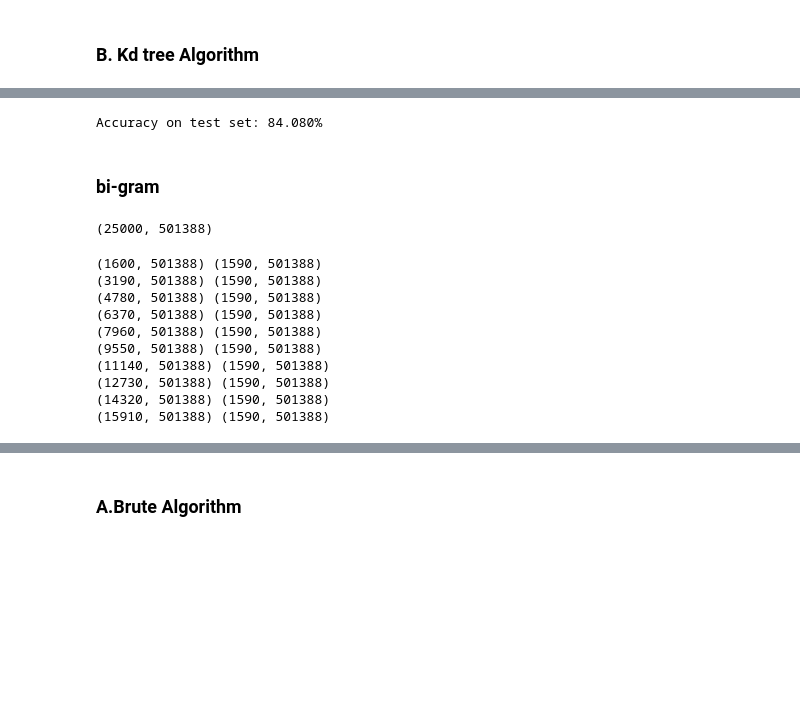
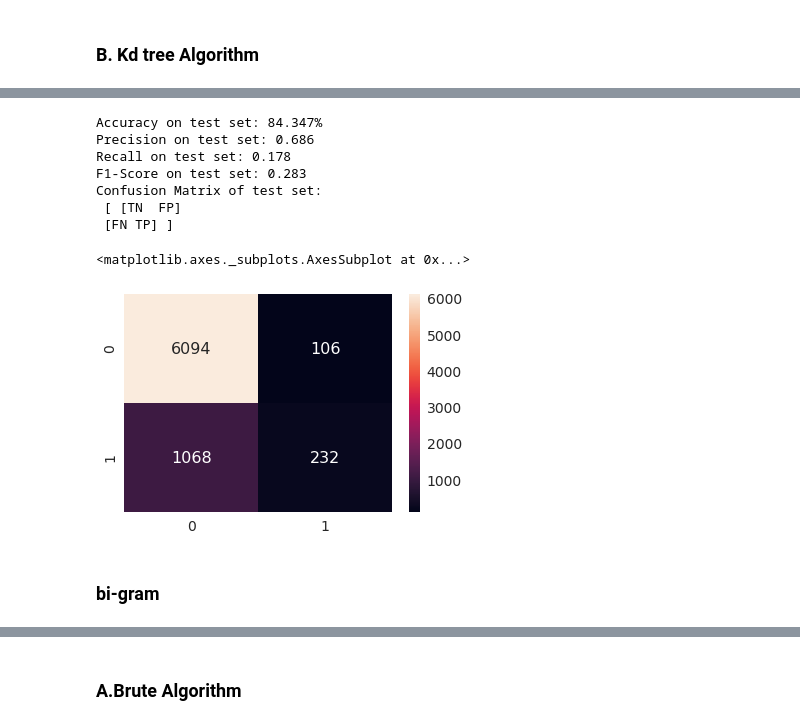
Before and after one commit to gopi3e/Amazon-Food-Reviews-Analysis-and-Modelling, a Jupyter notebook: 2 Amazon Food Reviews - KNN .ipynb, the cells around one changed output, grey strips where cells are left out. Saved outputs shown, nothing was run; the diff lists cells and outputs as text; code cells hidden in the pictures; blank space fills up the shorter version.

```diff
--- a/2 Amazon Food Reviews - KNN .ipynb
+++ b/2 Amazon Food Reviews - KNN .ipynb
@@ -310,7 +329,7 @@ Accuracy on test set: 83.707%
 from sklearn.model_selection import GridSearchCV
 from sklearn.neighbors import KNeighborsClassifier
 
-knn = KNeighborsClassifier(algorithm='kd_tree',n_jobs=-1)
+knn = KNeighborsClassifier(algorithm='kd_tree')
 # neigh = np.arange(1,100,2)
 param_grid = {'n_neighbors':np.arange(1,100,2)} #params we need to try on classifier
 tscv = TimeSeriesSplit(n_splits=10) #For time based splitting
@@ -328,20 +347,27 @@ Best Accuracy: 85.92%
-# %%
-#Testing Accuracy on Test data
-from sklearn.neighbors import KNeighborsClassifier
-
-knn = KNeighborsClassifier(n_neighbors=9,algorithm='kd_tree')
-knn.fit(X_train,y_train)
-score = knn.score(X_test,y_test)
-print("Accuracy on test set: %0.3f%%"%(score*100))
-# %% [output]
-Accuracy on test set: 84.080%
+# %%
+#Testing Accuracy on Test data
+from sklearn.neighbors import KNeighborsClassifier
+
+knn = KNeighborsClassifier(n_neighbors=11,algorithm='kd_tree')
+knn.fit(X_train,y_train)
+y_pred = knn.predict(X_test)
+print("Accuracy on test set: %0.3f%%"%(accuracy_score(y_test, y_pred)*100))
+print("Precision on test set: %0.3f"%(precision_score(y_test, y_pred)))
+print("Recall on test set: %0.3f"%(recall_score(y_test, y_pred)))
+print("F1-Score on test set: %0.3f"%(f1_score(y_test, y_pred)))
+print("Confusion Matrix of test set:\n [ [TN  FP]\n [FN TP] ]\n")
+df_cm = pd.DataFrame(confusion_matrix(y_test, y_pred), range(2),range(2))
+sns.set(font_scale=1.4)#for label size
+sns.heatmap(df_cm, annot=True,annot_kws={"size": 16}, fmt='g')
+# %% [output]
+Accuracy on test set: 84.347%
+Precision on test set: 0.686
+Recall on test set: 0.178
+F1-Score on test set: 0.283
+Confusion Matrix of test set:
+ [ [TN  FP]
+ [FN TP] ]
+<matplotlib.axes._subplots.AxesSubplot at 0x...>
+[figure, added]
 # %% [markdown]
 ### bi-gram
-# %%
-from sklearn.feature_extraction.text import CountVectorizer
-#taking one words and two consecutive words together
-bi_gram = CountVectorizer(ngram_range=(1,2))
-bi_gram_vectors = bi_gram.fit_transform(df_sample['CleanedText'].values)
-bi_gram_vectors.shape
-# %% [output]
-(25000, 501388)
@@ -355,17 +373,0 @@ X_train, X_test, y_train, y_test = train_test_split(bi_gram_vectors_norm,df_samp
-# %%
-from sklearn.model_selection import TimeSeriesSplit
-tscv = TimeSeriesSplit(n_splits=10)
-for train, cv in tscv.split(X_train):
-#     print("%s %s" % (train, cv))
-    print(X_train[train].shape, X_train[cv].shape)
-# %% [output]
-(1600, 501388) (1590, 501388)
-(3190, 501388) (1590, 501388)
-(4780, 501388) (1590, 501388)
-(6370, 501388) (1590, 501388)
-(7960, 501388) (1590, 501388)
-(9550, 501388) (1590, 501388)
-(11140, 501388) (1590, 501388)
-(12730, 501388) (1590, 501388)
-(14320, 501388) (1590, 501388)
-(15910, 501388) (1590, 501388)
```
Also changed, not shown: parts of 53 cells of this notebook, 3 other files.
